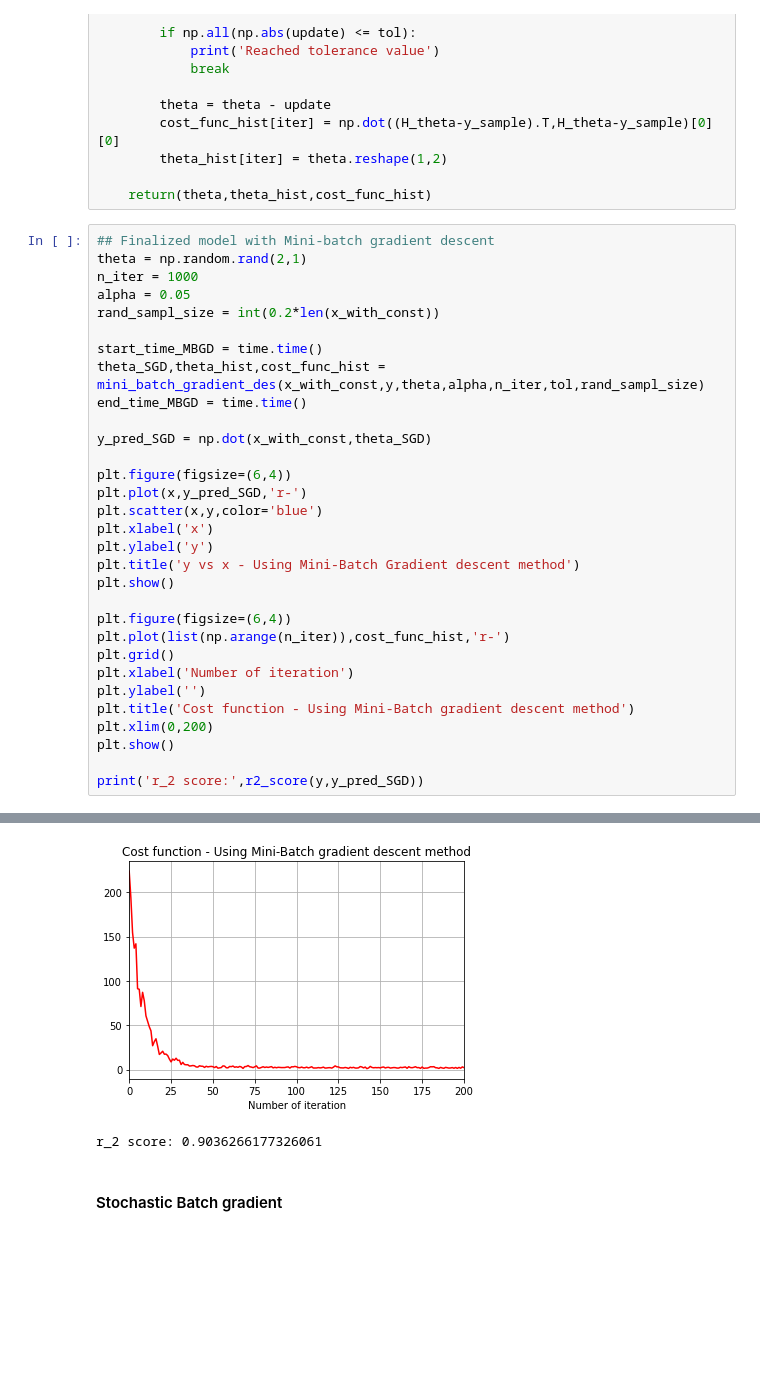
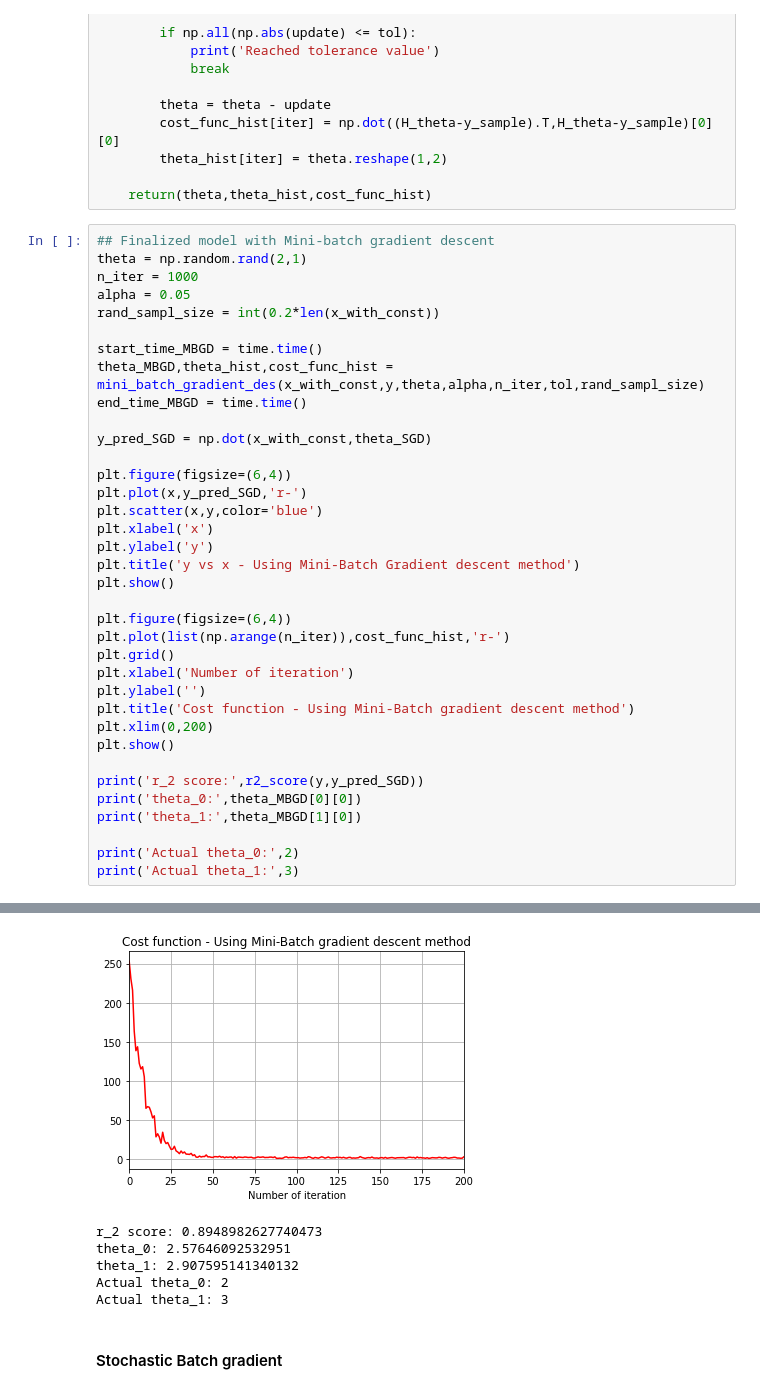
Before and after one commit to ShivaHarshPothula/MachineLearning_Scripts, a Jupyter notebook: Linear_Regression.ipynb, the cells around one changed output, grey strips where cells are left out. Cells and saved outputs as stored; diff of their text form; blank space fills up the shorter version.

```diff
--- a/Linear_Regression.ipynb
+++ b/Linear_Regression.ipynb
@@ -313,7 +322,7 @@ alpha = 0.05
 rand_sampl_size = int(0.2*len(x_with_const))
 
 start_time_MBGD = time.time()
-theta_SGD,theta_hist,cost_func_hist = mini_batch_gradient_des(x_with_const,y,theta,alpha,n_iter,tol,rand_sampl_size)
+theta_MBGD,theta_hist,cost_func_hist = mini_batch_gradient_des(x_with_const,y,theta,alpha,n_iter,tol,rand_sampl_size)
 end_time_MBGD = time.time()
 
 y_pred_SGD = np.dot(x_with_const,theta_SGD)
@@ -336,4 +345,9 @@ plt.xlim(0,200)
 plt.show()
 
 print('r_2 score:',r2_score(y,y_pred_SGD))
+print('theta_0:',theta_MBGD[0][0])
+print('theta_1:',theta_MBGD[1][0])
+
+print('Actual theta_0:',2)
+print('Actual theta_1:',3)
 # %% [output]
@@ -341,5 +355,9 @@ print('r_2 score:',r2_score(y,y_pred_SGD))
-[figure, old version]
+[figure, new version]
-r_2 score: 0.9036266177326061
+r_2 score: 0.8948982627740473
+theta_0: 2.57646092532951
+theta_1: 2.907595141340132
+Actual theta_0: 2
+Actual theta_1: 3
 # %% [markdown]
 #### Stochastic Batch gradient
 # %%
```
Also changed, not shown: parts of 14 cells of this notebook.
